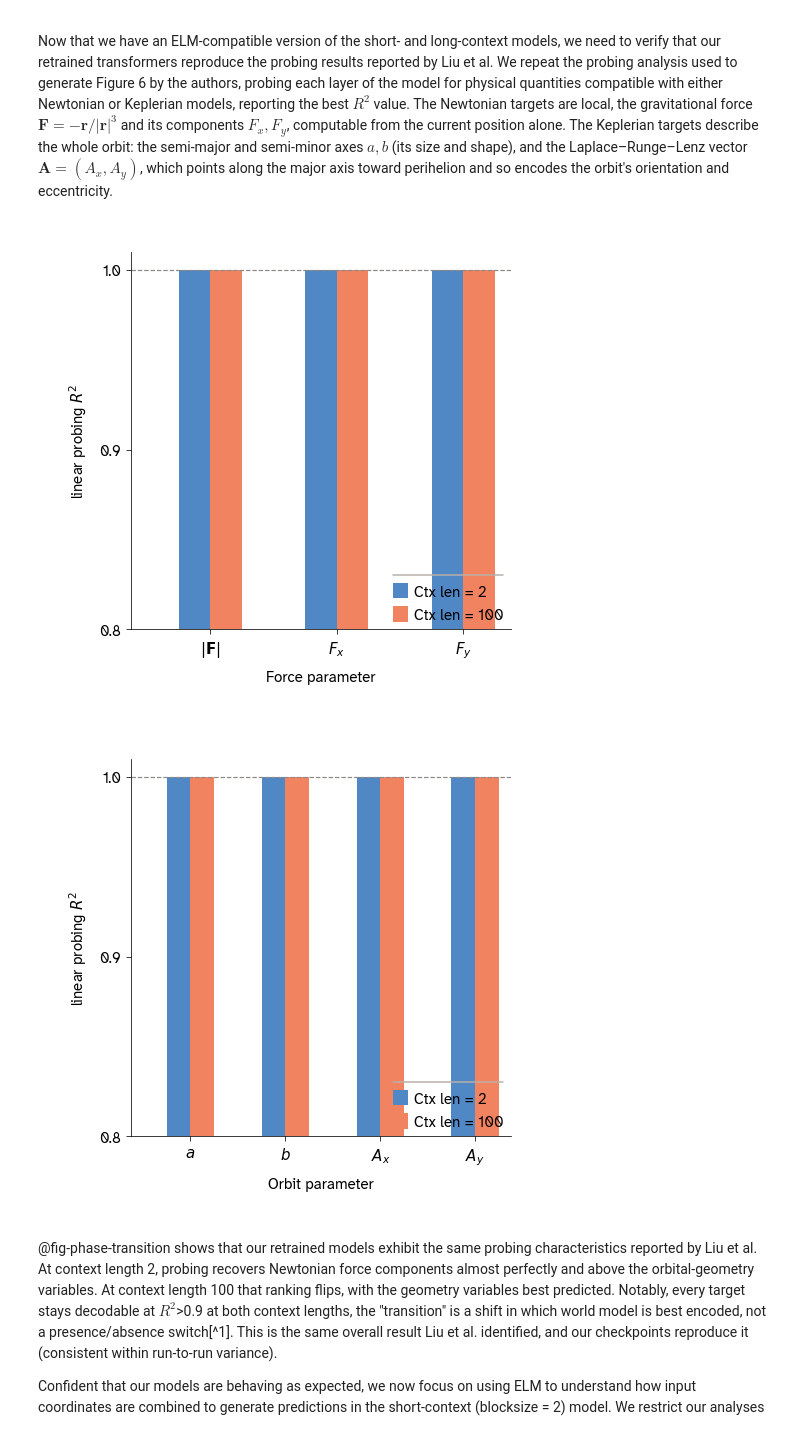
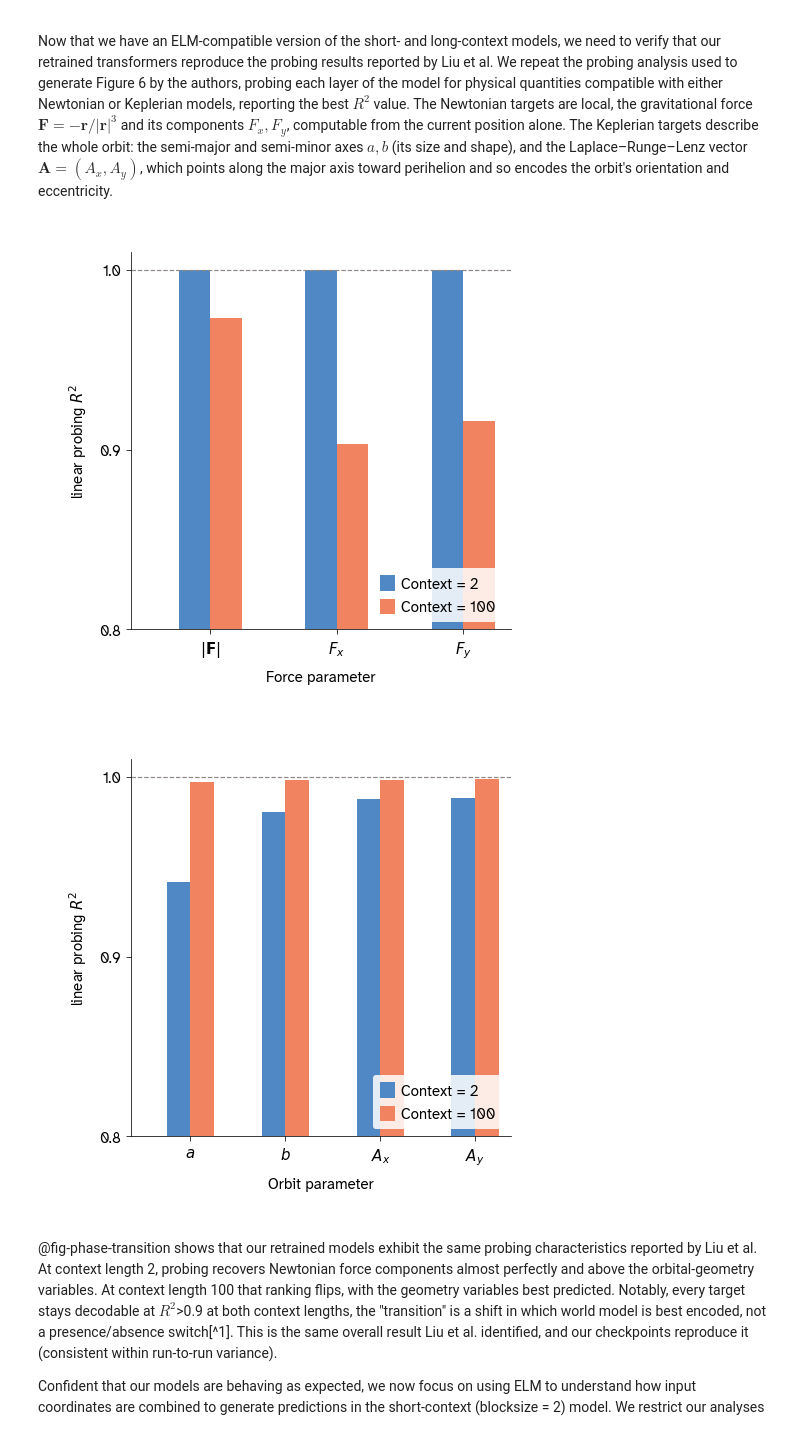
Before and after one commit to Arcadia-Science/world-model-orbits, a Jupyter notebook: index.ipynb, the cells around one changed output. Drawn from its saved outputs; the diff is of its cells as text; code cells hidden in the pictures.

```diff
--- a/index.ipynb
+++ b/index.ipynb
@@ -214,7 +195,7 @@ for mv, ev in [(mv_2, ev_2), (mv_100, ev_100)]:
     ax.scatter(mv, ev, color=ARC_VIBE, alpha=0.7)
     ax.set_xlabel('model forward output')
     ax.set_ylabel('ELM reconstruction')
-    apc.mpl.style_plot(ax)
+    style_panel(ax)
     plt.show()
 # %% [output]
 [figure]
@@ -225,45 +206,47 @@ for mv, ev in [(mv_2, ev_2), (mv_100, ev_100)]:
 Now that we have an ELM-compatible version of the short- and long-context models, we need to verify that our retrained transformers reproduce the probing results reported by Liu et al. We repeat the probing analysis used to generate Figure 6 by the authors, probing each layer of the model for physical quantities compatible with either Newtonian or Keplerian models, reporting the best $R^2$ value. The Newtonian targets are local, the gravitational force $\mathbf F = -\mathbf r/|\mathbf r|^3$ and its components $F_x, F_y$, computable from the current position alone. The Keplerian targets describe the whole orbit: the semi-major and semi-minor axes $a, b$ (its size and shape), and the Laplace–Runge–Lenz vector $\mathbf A = (A_x, A_y)$, which points along the major axis toward perihelion and so encodes the orbit's orientation and eccentricity.
 # %%
 #| label: fig-phase-transition
-#| fig-cap: "Best-layer linear-probing R^2 at the last position, for context length 2 and context length 100."
+#| fig-cap: "Best-layer linear-probing $R^2$ at the last position, for context length 2 and context length 100."
 #| fig-subcap:
 #|   - "Newtonian targets: force magnitude $|F|$ and its components $F_x$ and $F_y$."
 #|   - "Keplerian targets: the semi-major and semi-minor axes a and b, and the two components of the Laplace-Runge-Lenz vector."
 #| layout-ncol: 2
 #| code-fold: true
 from analysis.data import load_trajectories, load_orbital_params
 from analysis.probing import probe_model, best_r2
 
 with contextlib.redirect_stdout(io.StringIO()):
     trajs    = np.asarray(load_trajectories(DATA_DIR, num_trajectories_needed=NUM_TRAJ))
     o_params = load_orbital_params(DATA_DIR, num_trajectories_needed=NUM_TRAJ)
-    newton_2,   kepler_2   = probe_model(model_bs2,   trajs, o_params, 2,   n_probe=100, seed=SEED)
-    newton_100, kepler_100 = probe_model(model_bs100, trajs, o_params, 100, n_probe=100, seed=SEED)
+    newton_2,   kepler_2   = probe_model(model_bs2,   trajs, o_params, 2,   n_probe=1000, seed=SEED)
+    newton_100, kepler_100 = probe_model(model_bs100, trajs, o_params, 100, n_probe=1000, seed=SEED)
 
 NEWTON = [('F_magnitude', r'$|\mathbf{F}|$'), ('Fx', r'$F_x$'), ('Fy', r'$F_y$')]
 KEPLER = [('a', r'$a$'), ('b', r'$b$'), ('LRL_x', r'$A_x$'), ('LRL_y', r'$A_y$')]
 
 PANEL = apc.mpl.FIGURE_SIZES_IN_INCHES['half_square']
 for xlabel, items, p2, p100 in [
         ('force parameter', NEWTON, newton_2, newton_100),
         ('orbit parameter', KEPLER, kepler_2, kepler_100)]:
     targets = [t for t, _ in items]; ticklab = [l for _, l in items]
     r2_2   = [best_r2(p2,   t) for t in targets]
     r2_100 = [best_r2(p100, t) for t in targets]
     bw = 0.25; br1 = np.arange(len(targets))
     fig, ax = plt.subplots(figsize=PANEL)
-    ax.bar(br1,      r2_2,   bw, color=ARC_VIBE,  label='ctx len = 2')
-    ax.bar(br1 + bw, r2_100, bw, color=ARC_CORAL, label='ctx len = 100')
+    ax.bar(br1,      r2_2,   bw, color=ARC_VIBE,  label='Context = 2')
+    ax.bar(br1 + bw, r2_100, bw, color=ARC_CORAL, label='Context = 100')
     ax.axhline(1, ls='--', color=ARC_DIAG, lw=1.2)
-    ax.set_xlim(-0.5, len(targets) - 0.5); ax.set_ylim(0.8, 1.01); ax.set_yticks([0.8, 0.9, 1.0])
+    ax.set_xlim(-0.5, len(targets) - 0.5)
+    ax.set_ylim(0.8, 1.01)
+    ax.set_yticks([0.8, 0.9, 1.0])
     ax.set_xticks(br1 + 0.5 * bw); ax.set_xticklabels(ticklab)
     ax.set_xlabel(xlabel); ax.set_ylabel(r'linear probing $R^2$')
-    ax.legend(loc='lower right', frameon=False)
-    apc.mpl.style_plot(ax)
+    ax.legend(loc='lower right', frameon=True, facecolor='white', framealpha=0.85, borderpad=0.5)
+    style_panel(ax)
     plt.show()
 # %% [output]
-[figure, old version]
+[figure, new version]
-[figure, old version]
+[figure, new version]
 # %% [markdown]
 @fig-phase-transition shows that our retrained models exhibit the same probing characteristics reported by Liu et al. At context length 2, probing recovers Newtonian force components almost perfectly and above the orbital-geometry variables. At context length 100 that ranking flips, with the geometry variables best predicted. Notably, every target stays decodable at $R^2$>0.9 at both context lengths, the "transition" is a shift in which world model is best encoded, not a presence/absence switch[^1]. This is the same overall result Liu et al. identified, and our checkpoints reproduce it (consistent within run-to-run variance).
 
```
Also changed, not shown: parts of 18 cells of this notebook, 2 other files.
